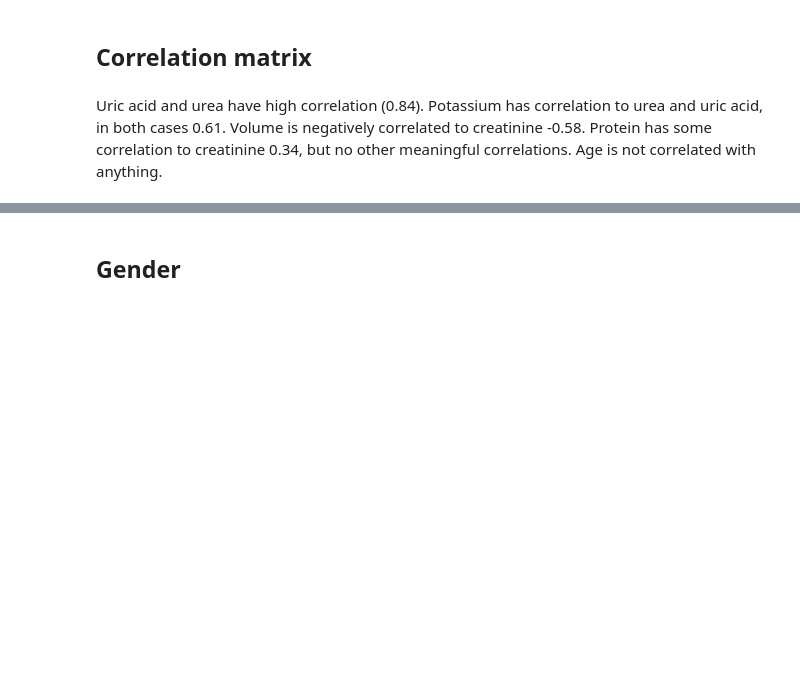
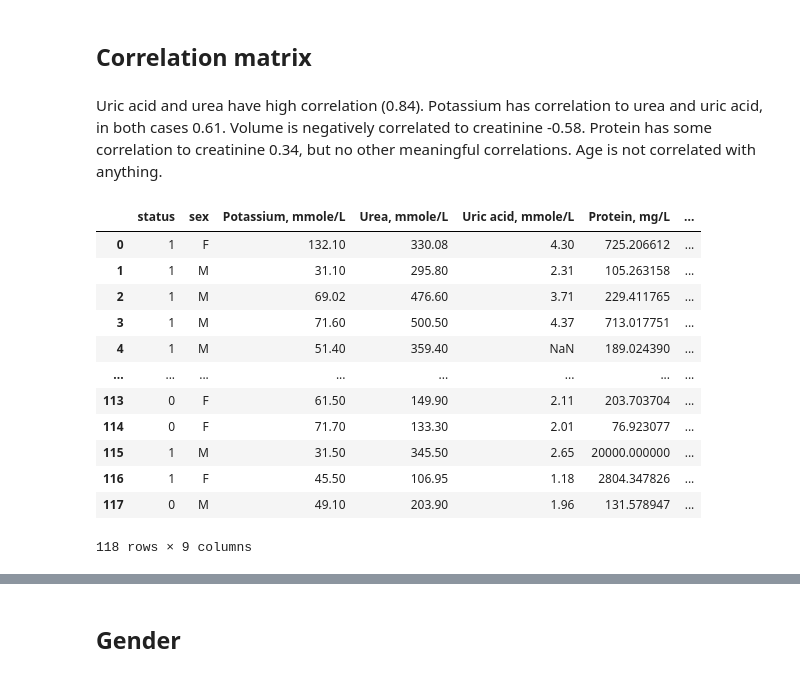
Before and after one commit to Sam-AI13/SERS-and-proteinuria, a Jupyter notebook: Biomedical data (part 4).ipynb, the cells around one changed output, grey strips where cells are left out. Saved outputs shown, nothing was run; the diff lists cells and outputs as text; code cells hidden in the pictures; blank space fills up the shorter version.

```diff
--- a/Biomedical data (part 4).ipynb
+++ b/Biomedical data (part 4).ipynb
@@ -152,6 +152,26 @@ plt.title(f"Histogram of patients' age, total count: {total_count}");
 ## Correlation matrix
 # %% [markdown]
 Uric acid and urea have high correlation (0.84). Potassium has correlation to urea and uric acid, in both cases 0.61. Volume is negatively correlated to creatinine -0.58. Protein has some correlation to creatinine 0.34, but no other meaningful correlations. Age is not correlated with anything.
+# %%
+bio_data.replace(to_replace='diseased', value=1, inplace=True)
+bio_data.replace(to_replace='healthy', value=0, inplace=True)
+bio_data.drop('patient_ID', axis=1, inplace=True)
+bio_data.drop('volume, L/day', axis=1, inplace=True)
+bio_data
+# %% [output]
+|  | status | sex | Potassium, mmole/L | Urea, mmole/L | Uric acid, mmole/L | Protein, mg/L | ... |
+| 0 | 1 | F | 132.10 | 330.08 | 4.30 | 725.206612 | ... |
+| 1 | 1 | M | 31.10 | 295.80 | 2.31 | 105.263158 | ... |
+| 2 | 1 | M | 69.02 | 476.60 | 3.71 | 229.411765 | ... |
+| 3 | 1 | M | 71.60 | 500.50 | 4.37 | 713.017751 | ... |
+| 4 | 1 | M | 51.40 | 359.40 | NaN | 189.024390 | ... |
+| ... | ... | ... | ... | ... | ... | ... | ... |
+| 113 | 0 | F | 61.50 | 149.90 | 2.11 | 203.703704 | ... |
+| 114 | 0 | F | 71.70 | 133.30 | 2.01 | 76.923077 | ... |
+| 115 | 1 | M | 31.50 | 345.50 | 2.65 | 20000.000000 | ... |
+| 116 | 1 | F | 45.50 | 106.95 | 1.18 | 2804.347826 | ... |
+| 117 | 0 | M | 49.10 | 203.90 | 1.96 | 131.578947 | ... |
+118 rows × 9 columns
 # %%
 # visualize correlations, also just for this plot drop 'patient_ID'
 import seaborn as sns
```
Also changed, not shown: parts of 10 cells of this notebook.
